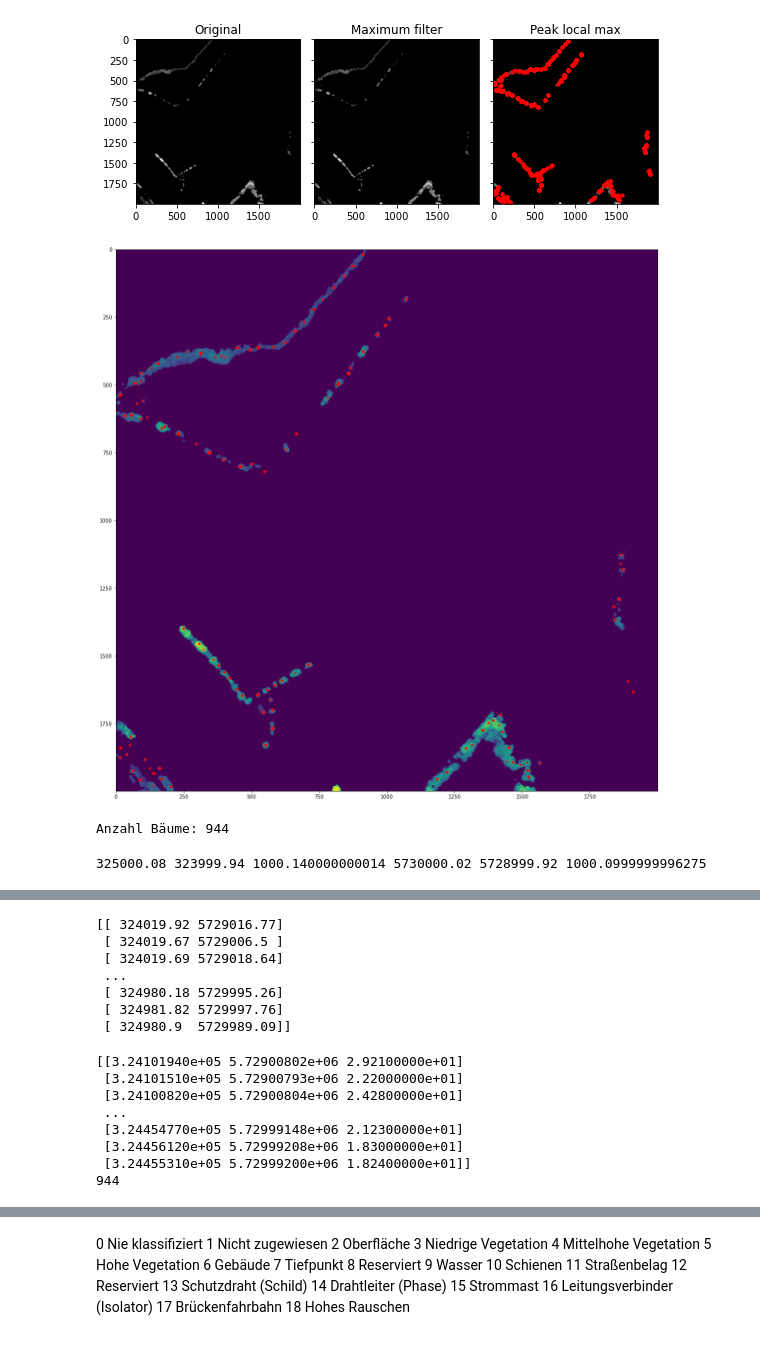
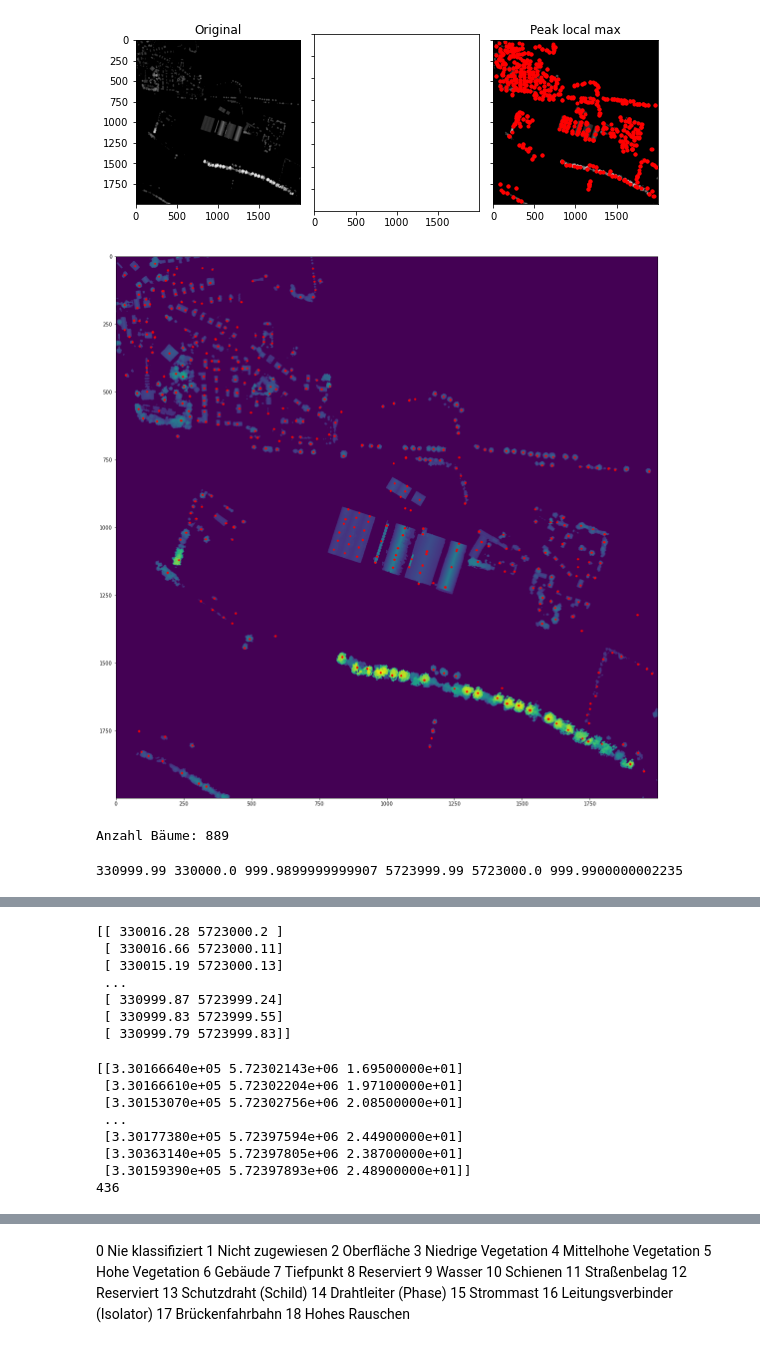
Before and after one commit to JanFfm/lidar-vegetation-data, a Jupyter notebook: tree_clustering.ipynb, the cells around one changed output, grey strips where cells are left out. Drawn from its saved outputs; the diff is of its cells as text; code cells hidden in the pictures.

```diff
--- a/tree_clustering.ipynb
+++ b/tree_clustering.ipynb
@@ -11,11 +11,17 @@ import os
 import cv2
 import matplotlib.pyplot as plt
 %matplotlib inline
+#ganz schlecht klassifiziet:3dm_32_330_5726_1_nw.las
+
+las_files=["3dm_32_330_5723_1_nw.las", "3dm_32_331_5722_1_nw.las","3dm_32_338_5725_1_nw.las", "3dm_32_337_5727_1_nw.las", "3dm_32_337_5726_1_nw.las","3dm_32_337_5725_1_nw.las"]
+folder = "lidar-files/3.2buildings/Wesel"
+las_file = folder+ "/" + las_files[0]
+
 #setze größe der geplotteten bilder:
 plt.rcParams['figure.figsize'] = [5, 5]
 
 #lade bild als numpy.array
-bdom_file = "ndom50_32324_5729_1_nw_2018.tif"
+bdom_file = "ndom50_32330_5723_1_nw_2018.tif"
 im = numpy.array(Image.open(bdom_file))
 #scaliere in pixel-werte größer 0
 m = - numpy.min(im)
@@ -24,7 +30,7 @@ m = - numpy.min(im)
 #scaliere in range(0,255) und als integer-array:
 m = numpy.max(im)
 print(m)
-im = ((im/m) *255).astype(numpy.int32)
+#im = ((im/m) *255).astype(numpy.int32)
 
 print("Original tiff:")
 plt.imshow(im)
@@ -32,7 +38,7 @@ plt.show()
 
 #setze alle pixelwerte < thresshold = 0, um den boden zu glätten
 #sonst werden bei jeder kleinen bodenwelle lokale maxima gefunden
-threshhold = 30 #(numpy.max(im) - numpy.min(im)) * 0.02
+threshhold =5 #(numpy.max(im) + numpy.min(im)) * 0.03
 print("Theshold=", threshhold)
 im = numpy.where(im > threshhold, im, 0) # 0.3,
 print("Geglättet:")
@@ -43,11 +49,14 @@ plt.show()
 #print("Weichzeichnen:")
 #im = gaussian_filter(im, sigma=3)
 #median filter
-im = median_filter(im, size=10)
+im = median_filter(im, size=2)
 
 
 #setze größe der geplotteten bilder:
 plt.rcParams['figure.figsize'] = [20, 20]
 plt.imshow(im)
 plt.show()
+
+
+#43 Bäume laut kataster
 # %% [output]
@@ -62,40 +71,40 @@ Geglättet:
 #wenn hier die maxima im einfarbigen bereich auftauchen, ist der threshold oben zu niedrig
 #hier kann über den min-distance-wert skaliert werden:
 filter_size = 1
 min_distance = 15
 
-image_max = ndi.maximum_filter(im, size=filter_size)   #, mode='constant'
+#image_max = ndi.maximum_filter(im, size=filter_size)   #, mode='constant'
 # Comparison between image_max and im to find the coordinates of local maxima
-coordinates = peak_local_max(image_max, min_distance=min_distance)
+coordinates = peak_local_max(im, min_distance=min_distance)
 
 
 
 
 # display results:
 fig, axes = plt.subplots(1, 3, figsize=(8, 3), sharex=True, sharey=True)
 ax = axes.ravel()
 ax[0].imshow(im, cmap=plt.cm.gray)
 ax[0].set_title('Original')
 
-ax[1].imshow(image_max, cmap=plt.cm.gray)
-ax[1].set_title('Maximum filter')
+#ax[1].imshow(image_max, cmap=plt.cm.gray)
+#ax[1].set_title('Maximum filter')
 
 ax[2].imshow(im, cmap=plt.cm.gray)
 ax[2].plot(coordinates[:, 1], coordinates[:, 0], 'r.')
 ax[2].set_title('Peak local max')
 
 fig.tight_layout()
 
 plt.show()
 
 plt.imshow(im)
 plt.plot(coordinates[:, 1], coordinates[:, 0], 'r.')
 plt.show()
 print("Anzahl Bäume:", len(coordinates))
 # %% [output]
-[figure, old version]
+[figure, new version]
-[figure, old version]
+[figure, new version]
-Anzahl Bäume: 944
+Anzahl Bäume: 889
 # %%
 import laspy
 
@@ -109,7 +118,7 @@ x_range = x_max - x_min
 y_range = y_max - y_min
 print(x_max, x_min,x_range, y_max, y_min, y_range)
 # %% [output]
-325000.08 323999.94 1000.140000000014 5730000.02 5728999.92 1000.0999999996275
+330999.99 330000.0 999.9899999999907 5723999.99 5723000.0 999.9900000002235
 # %%
 import pandas
 
@@ -160,28 +169,32 @@ from tqdm import tqdm
 centroids_in_las = numpy.zeros((len(utm_coordinates), 3))
 las_points = numpy.array((las.points['x'], las.points['y'])).transpose()  #hier noch nach classification filtern!
 print(las_points)
-for i in tqdm(range(len(utm_coordinates))):
+for i in tqdm(range(len(utm_coordinates) -1, -1, -1 )):
         closest_index = int(distance.cdist([ utm_coordinates[i]], las_points).argmin())
-        centroids_in_las[i] = las.points['x'][closest_index], las.points['y'][closest_index],las.points['z'][closest_index]
+        c = las.points['classification'][closest_index]
+        if c in [0, 1, 4,5]:
+            centroids_in_las[i] = las.points['x'][closest_index], las.points['y'][closest_index],las.points['z'][closest_index]
+        else:
+            centroids_in_las = numpy.delete(centroids_in_las, i,  axis=0)
 print(centroids_in_las)
 
 print(len(centroids_in_las))
 # %% [output]
-[[ 324019.92 5729016.77]
- [ 324019.67 5729006.5 ]
- [ 324019.69 5729018.64]
+[[ 330016.28 5723000.2 ]
+ [ 330016.66 5723000.11]
+ [ 330015.19 5723000.13]
  ...
- [ 324980.18 5729995.26]
- [ 324981.82 5729997.76]
- [ 324980.9  5729989.09]]
+ [ 330999.87 5723999.24]
+ [ 330999.83 5723999.55]
+ [ 330999.79 5723999.83]]
-[[3.24101940e+05 5.72900802e+06 2.92100000e+01]
- [3.24101510e+05 5.72900793e+06 2.22000000e+01]
- [3.24100820e+05 5.72900804e+06 2.42800000e+01]
+[[3.30166640e+05 5.72302143e+06 1.69500000e+01]
+ [3.30166610e+05 5.72302204e+06 1.97100000e+01]
+ [3.30153070e+05 5.72302756e+06 2.08500000e+01]
  ...
- [3.24454770e+05 5.72999148e+06 2.12300000e+01]
- [3.24456120e+05 5.72999208e+06 1.83000000e+01]
- [3.24455310e+05 5.72999200e+06 1.82400000e+01]]
-944
+ [3.30177380e+05 5.72397594e+06 2.44900000e+01]
+ [3.30363140e+05 5.72397805e+06 2.38700000e+01]
+ [3.30159390e+05 5.72397893e+06 2.48900000e+01]]
+436
 # %%
 lat,long = coord_f.utm_to_lat_long(x_max, y_max)
 lat_min,long_min = coord_f.utm_to_lat_long(x_min, y_min)
```
Also changed, not shown: parts of 4 cells of this notebook, 8 other files.
